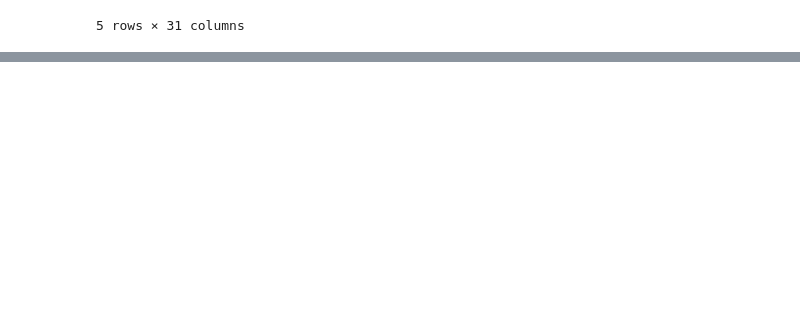
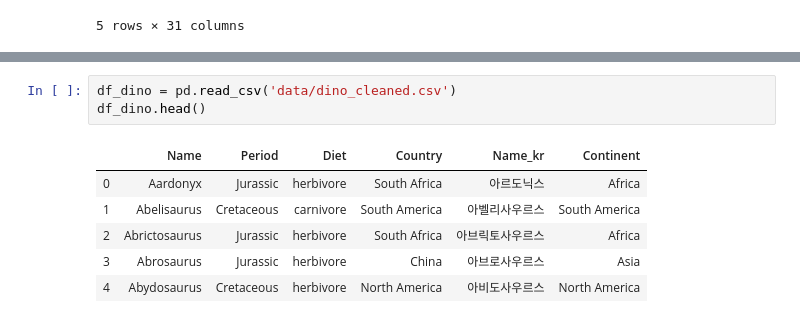
Before and after one commit to sunkusun9/DS_Lv3_elearning, a Jupyter notebook: 0.Intro.ipynb, the cells around one changed output, grey strips where cells are left out. Saved outputs shown, nothing was run; the diff lists cells and outputs as text; blank space fills up the shorter version.

```diff
--- a/0.Intro.ipynb
+++ b/0.Intro.ipynb
@@ -405,0 +511,10 @@ Dinosaur List
+# %%
+df_dino = pd.read_csv('data/dino_cleaned.csv')
+df_dino.head()
+# %% [output]
+|  | Name | Period | Diet | Country | Name_kr | Continent |
+| 0 | Aardonyx | Jurassic | herbivore | South Africa | 아르도닉스 | Africa |
+| 1 | Abelisaurus | Cretaceous | carnivore | South America | 아벨리사우르스 | South America |
+| 2 | Abrictosaurus | Jurassic | herbivore | South Africa | 아브릭토사우르스 | Africa |
+| 3 | Abrosaurus | Jurassic | herbivore | China | 아브로사우르스 | Asia |
+| 4 | Abydosaurus | Cretaceous | herbivore | North America | 아비도사우르스 | North America |
```
Also changed, not shown: parts of 15 cells of this notebook.
